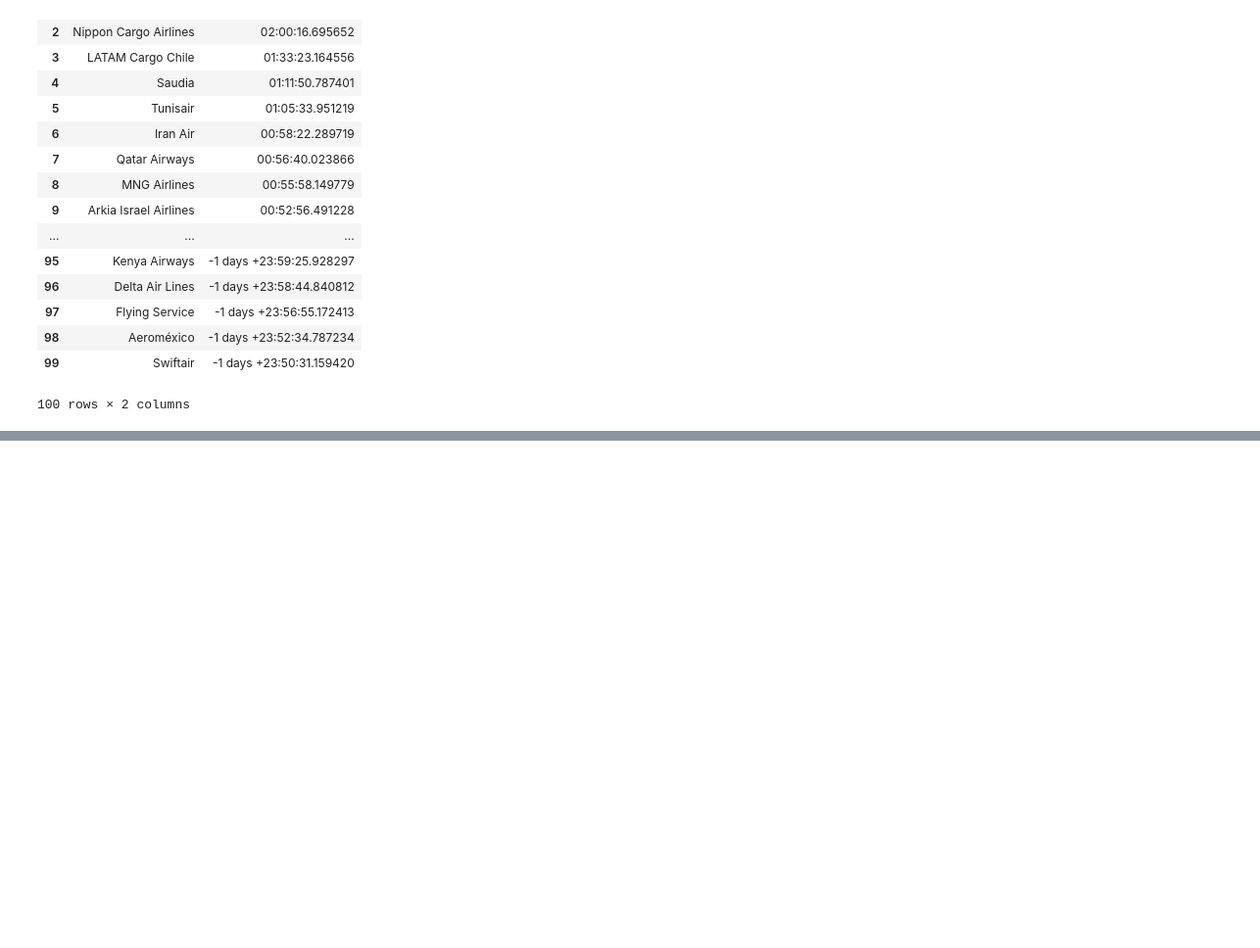
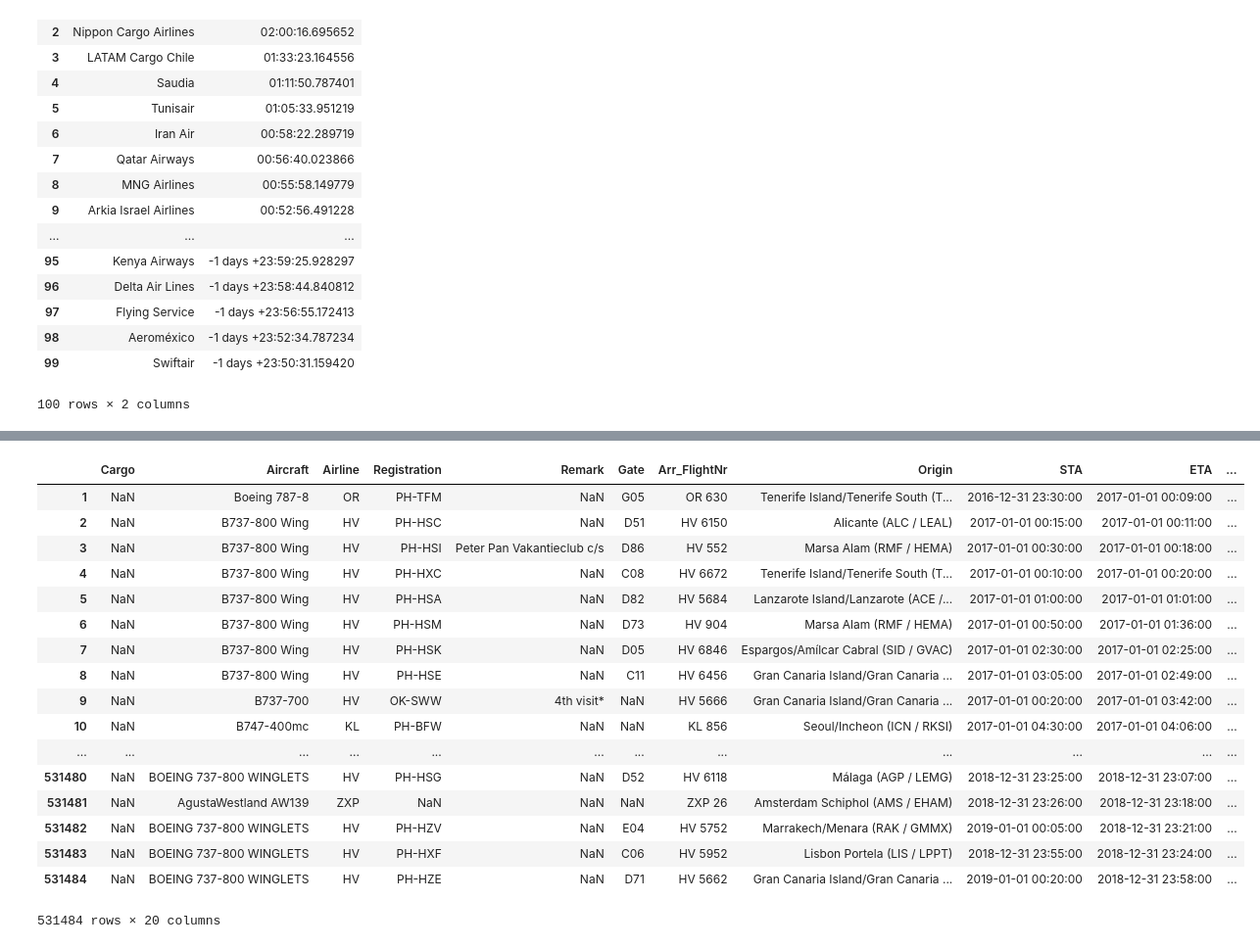
Before and after one commit to KJ-Waller/DW-Project, a Jupyter notebook: Schiphol Stuff.ipynb, the cells around one changed output, grey strips where cells are left out. Shown at 98% size. Cells and saved outputs as stored; diff of their text form; code cells hidden in the pictures; blank space fills up the shorter version.

```diff
--- a/Schiphol Stuff.ipynb
+++ b/Schiphol Stuff.ipynb
@@ -172,0 +173,34 @@ AttributeError: 'Series' object has no attribute 'hours'
+# %%
+# Weather windspeed delay
+# Steps
+# Calculate average delay per day
+# df.groupby('Date')delays = df.copy()
+delays = df.copy()
+delays['Arr_Delay'] = delays['Arr_Delay'].dt.total_seconds()
+delays['Dep_Delay'] = delays['Dep_Delay'].dt.total_seconds()
+delays['Avg_Delay'] = (delays['Arr_Delay'] + delays['Dep_Delay'])/2
+delays['Dep_Delay'] = pd.to_timedelta(delays['Avg_Delay'], unit='s')
+
+delays
+# Add average windspeed in that day as column
+# Plot x = avg_windspeed vs y = delay
+# Same for x = avg_temp vs y = delay
+# %% [output]
+|  | Cargo | Aircraft | Airline | Registration | Remark | Gate | Arr_FlightNr | Origin | STA | ETA | ... |
+| 1 | NaN | Boeing 787-8 | OR | PH-TFM | NaN | G05 | OR 630 | Tenerife Island/Tenerife South (T... | 2016-12-31 23:30:00 | 2017-01-01 00:09:00 | ... |
+| 2 | NaN | B737-800 Wing | HV | PH-HSC | NaN | D51 | HV 6150 | Alicante (ALC / LEAL) | 2017-01-01 00:15:00 | 2017-01-01 00:11:00 | ... |
+| 3 | NaN | B737-800 Wing | HV | PH-HSI | Peter Pan Vakantieclub c/s | D86 | HV 552 | Marsa Alam (RMF / HEMA) | 2017-01-01 00:30:00 | 2017-01-01 00:18:00 | ... |
+| 4 | NaN | B737-800 Wing | HV | PH-HXC | NaN | C08 | HV 6672 | Tenerife Island/Tenerife South (T... | 2017-01-01 00:10:00 | 2017-01-01 00:20:00 | ... |
+| 5 | NaN | B737-800 Wing | HV | PH-HSA | NaN | D82 | HV 5684 | Lanzarote Island/Lanzarote (ACE /... | 2017-01-01 01:00:00 | 2017-01-01 01:01:00 | ... |
+| 6 | NaN | B737-800 Wing | HV | PH-HSM | NaN | D73 | HV 904 | Marsa Alam (RMF / HEMA) | 2017-01-01 00:50:00 | 2017-01-01 01:36:00 | ... |
+| 7 | NaN | B737-800 Wing | HV | PH-HSK | NaN | D05 | HV 6846 | Espargos/Amílcar Cabral (SID / GVAC) | 2017-01-01 02:30:00 | 2017-01-01 02:25:00 | ... |
+| 8 | NaN | B737-800 Wing | HV | PH-HSE | NaN | C11 | HV 6456 | Gran Canaria Island/Gran Canaria ... | 2017-01-01 03:05:00 | 2017-01-01 02:49:00 | ... |
+| 9 | NaN | B737-700 | HV | OK-SWW | 4th visit* | NaN | HV 5666 | Gran Canaria Island/Gran Canaria ... | 2017-01-01 00:20:00 | 2017-01-01 03:42:00 | ... |
+| 10 | NaN | B747-400mc | KL | PH-BFW | NaN | NaN | KL 856 | Seoul/Incheon (ICN / RKSI) | 2017-01-01 04:30:00 | 2017-01-01 04:06:00 | ... |
+| ... | ... | ... | ... | ... | ... | ... | ... | ... | ... | ... | ... |
+| 531480 | NaN | BOEING 737-800 WINGLETS | HV | PH-HSG | NaN | D52 | HV 6118 | Málaga (AGP / LEMG) | 2018-12-31 23:25:00 | 2018-12-31 23:07:00 | ... |
+| 531481 | NaN | AgustaWestland AW139 | ZXP | NaN | NaN | NaN | ZXP 26 | Amsterdam Schiphol (AMS / EHAM) | 2018-12-31 23:26:00 | 2018-12-31 23:18:00 | ... |
+| 531482 | NaN | BOEING 737-800 WINGLETS | HV | PH-HZV | NaN | E04 | HV 5752 | Marrakech/Menara (RAK / GMMX) | 2019-01-01 00:05:00 | 2018-12-31 23:21:00 | ... |
+| 531483 | NaN | BOEING 737-800 WINGLETS | HV | PH-HXF | NaN | C06 | HV 5952 | Lisbon Portela (LIS / LPPT) | 2018-12-31 23:55:00 | 2018-12-31 23:24:00 | ... |
+| 531484 | NaN | BOEING 737-800 WINGLETS | HV | PH-HZE | NaN | D71 | HV 5662 | Gran Canaria Island/Gran Canaria ... | 2019-01-01 00:20:00 | 2018-12-31 23:58:00 | ... |
+531484 rows × 20 columns
```
Also changed, not shown: parts of 5 cells of this notebook.
